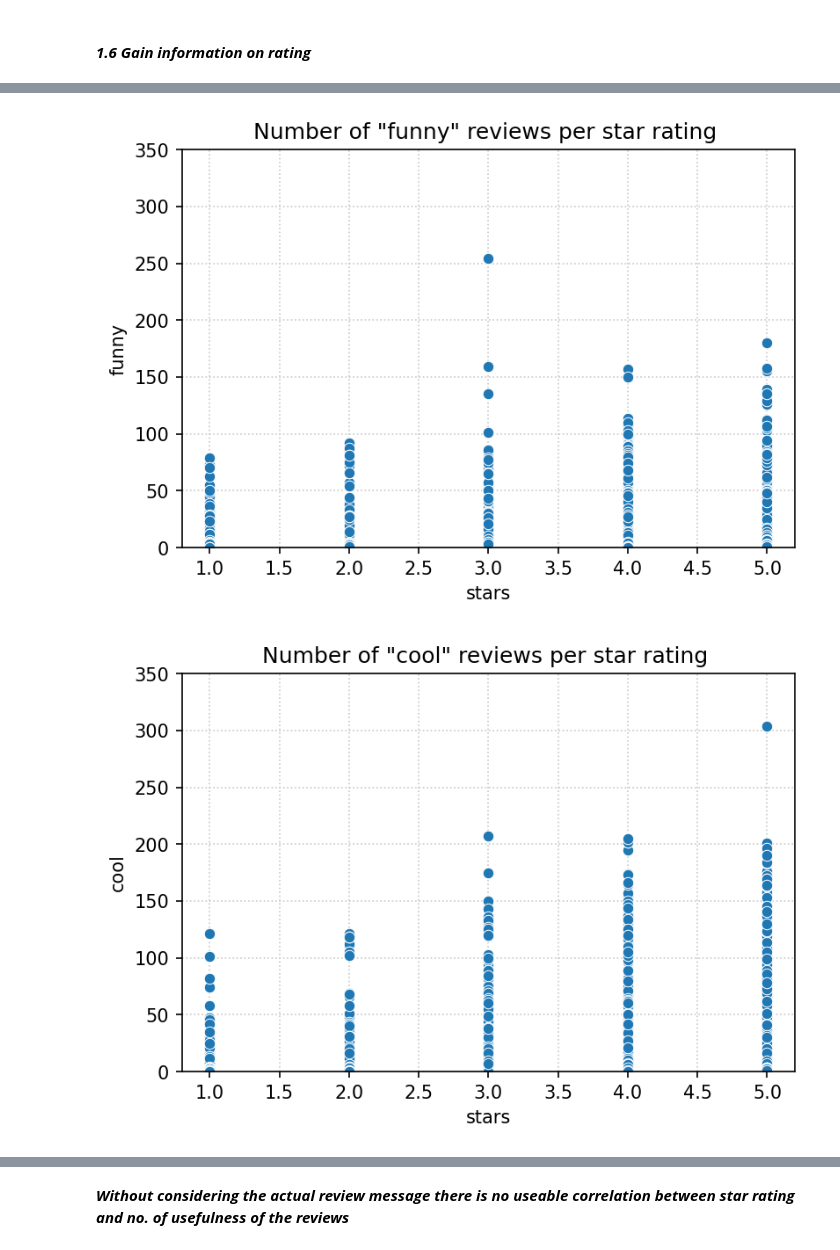
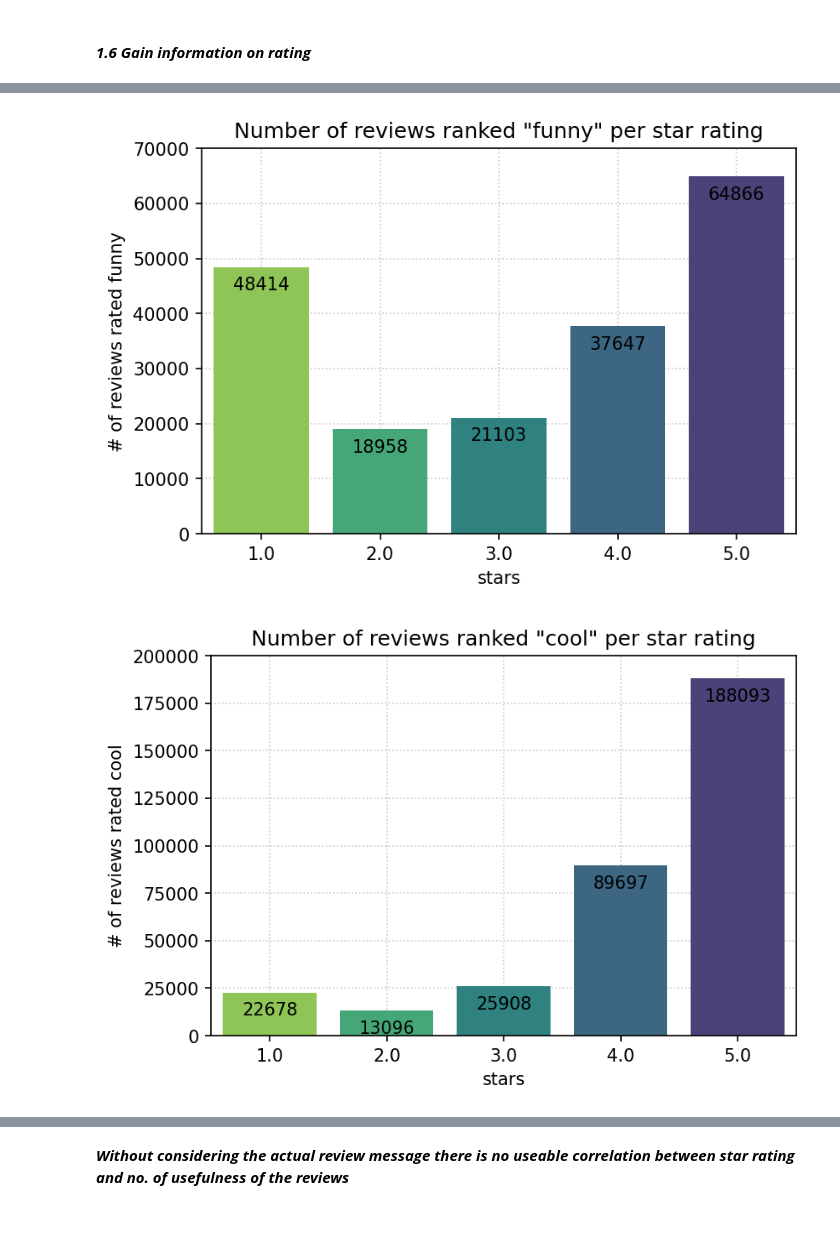
Before and after one commit to Jerwin87/Yelp-Capstone, a Jupyter notebook: notebooks/fb_EDA_Quality.ipynb, the cells around one changed output, grey strips where cells are left out. Saved outputs shown, nothing was run; the diff lists cells and outputs as text; code cells hidden in the pictures; blank space fills up the shorter version.

```diff
--- a/notebooks/fb_EDA_Quality.ipynb
+++ b/notebooks/fb_EDA_Quality.ipynb
@@ -144,17 +146,21 @@ plt.grid(which='major', axis='both', color='#C9C9C9', linestyle=':', zorder=0)
 # %%
-sns.scatterplot(data=df_rev, x='stars', y='funny', zorder=2)
-plt.title('Number of "funny" reviews per star rating ')
-plt.ylim(0, 350)
+ax = sns.countplot(data=df_rev.query('funny != 0'), x='stars', palette='viridis_r', zorder=2)
+plt.ylim(0, 70000)
+plt.ylabel('# of reviews rated funny')
+plt.title('Number of reviews ranked "funny" per star rating')
 plt.grid(which='major', axis='both', color='#C9C9C9', linestyle=':', zorder=0)
+plt.bar_label(ax.containers[0], padding=-15);
 # %% [output]
-[figure, old version]
+[figure, new version]
 # %%
-sns.scatterplot(data=df_rev, x='stars', y='cool', zorder=2)
-plt.title('Number of "cool" reviews per star rating ')
-plt.ylim(0, 350)
+ax = sns.countplot(data=df_rev.query('cool != 0'), x='stars', palette='viridis_r', zorder=2)
+plt.ylim(0, 200000)
+plt.ylabel('# of reviews rated cool')
+plt.title('Number of reviews ranked "cool" per star rating')
 plt.grid(which='major', axis='both', color='#C9C9C9', linestyle=':', zorder=0)
+plt.bar_label(ax.containers[0], padding=-15);
 # %% [output]
-[figure, old version]
+[figure, new version]
 # %%
 df_corr = df_rev.drop(['review_id', 'user_id', 'business_id'], axis=1)
 # %%
```
Also changed, not shown: parts of 35 cells of this notebook.
